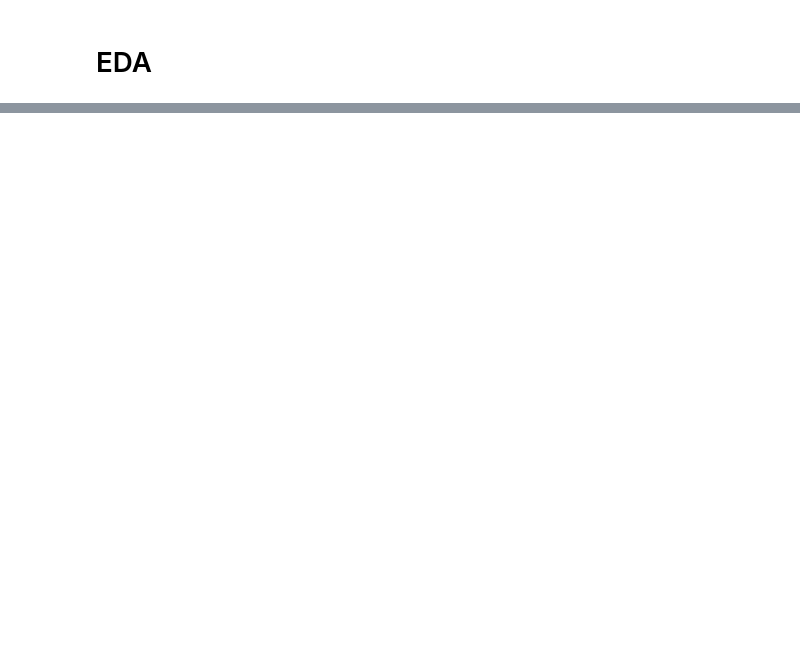
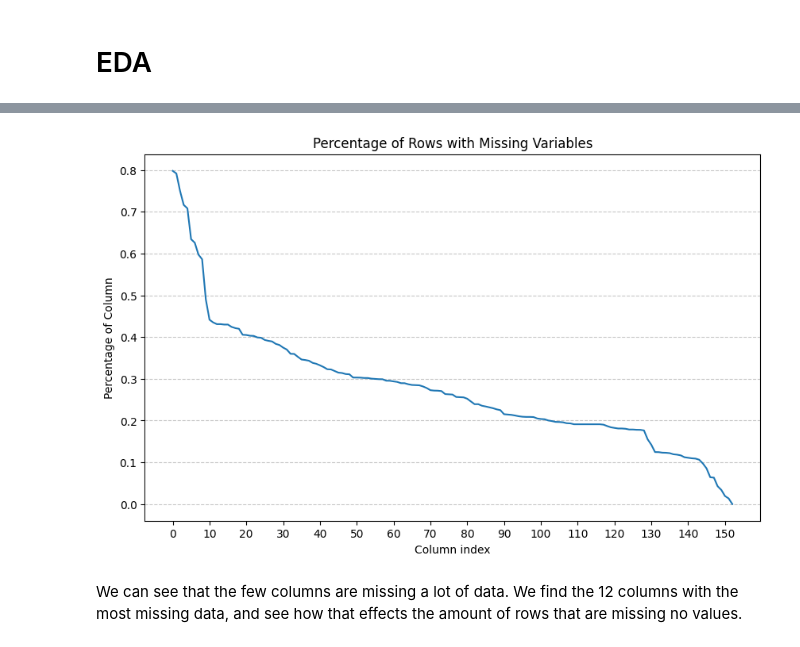
Before and after one commit to albertschroder/bachelor_notes, a Jupyter notebook: gfd__nn__models/data__clean/missing__data.ipynb, the cells around one changed output, grey strips where cells are left out. Drawn from its saved outputs; the diff is of its cells as text; code cells hidden in the pictures; blank space fills up the shorter version.

```diff
--- a/gfd__nn__models/data__clean/missing__data.ipynb
+++ b/gfd__nn__models/data__clean/missing__data.ipynb
@@ -247,0 +243,17 @@ plt.show()
+# %%
+missingCountColumns = dataGfdUs_v1_0[listPrimaryFeatures].isnull().sum()
+missingPercentageColumns = (missingCountColumns / len(dataGfdUs_v1_0))
+missingPercentageColumns = missingPercentageColumns.sort_values(ascending=False)
+# %%
+plt.figure(figsize=(10, 6))
+missingPercentageColumns.plot(kind='line')
+plt.title('Percentage of Rows with Missing Variables')
+plt.xlabel('Column index')
+plt.ylabel('Percentage of Column')
+plt.xticks(ticks=np.arange(0, len(missingPercentageColumns), 10), labels=np.arange(0, len(missingPercentageColumns), 10), rotation=0)
+plt.grid(axis='y', linestyle='--', alpha=0.7)
+plt.show()
+# %% [output]
+[figure, added]
+# %% [markdown]
+We can see that the few columns are missing a lot of data. We find the 12 columns with the most missing data, and see how that effects the amount of rows that are missing no values.
```
Also changed, not shown: parts of 28 cells of this notebook, 6 other files.
